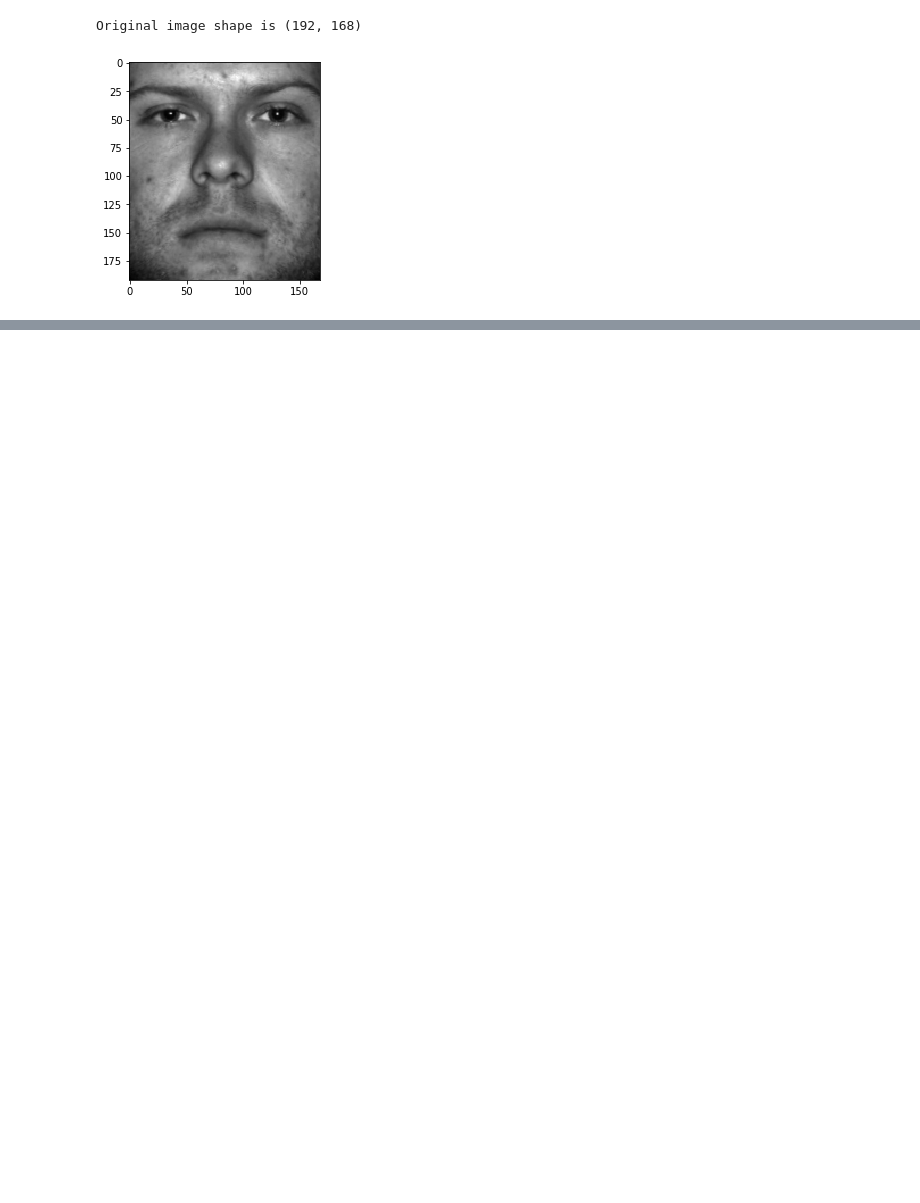
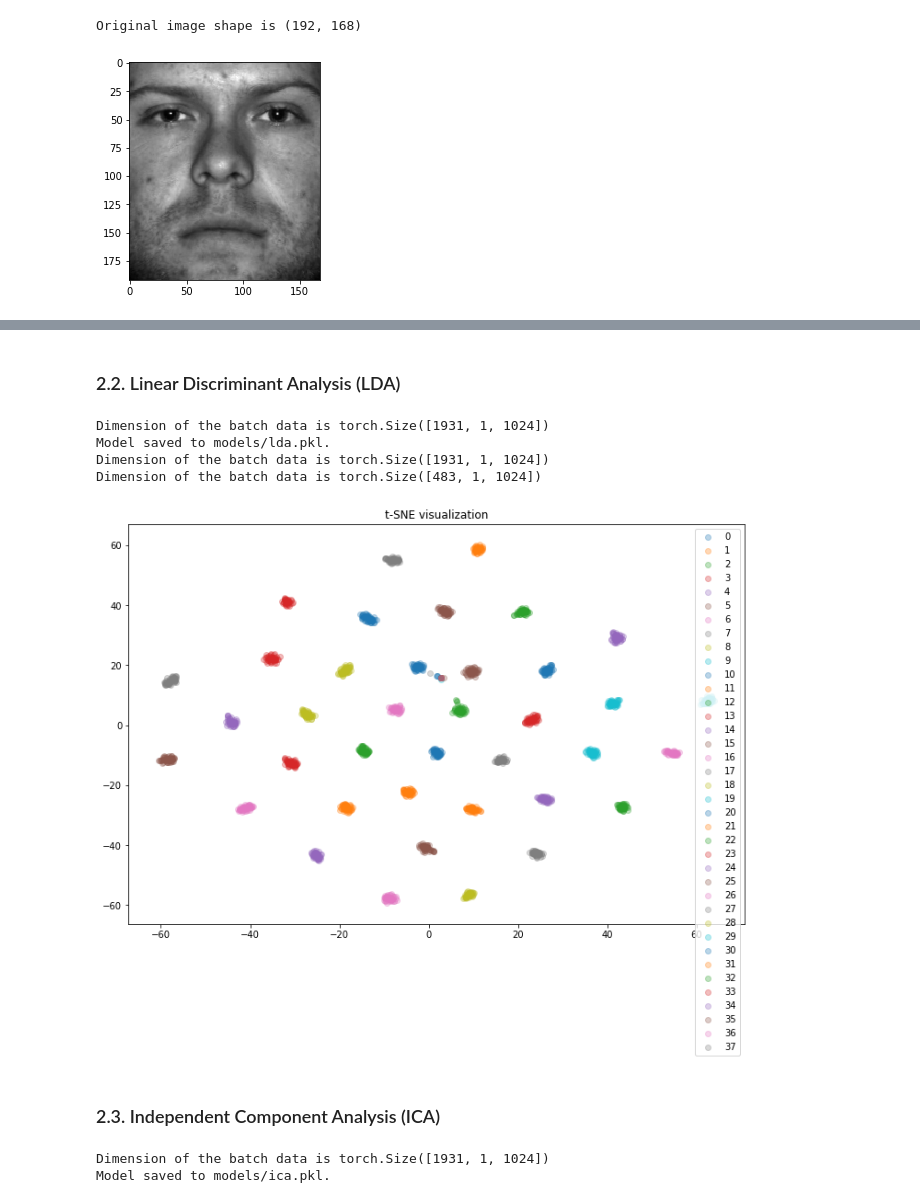
Before and after one commit to RLee-xy/Facial-Recognition-1, a Jupyter notebook: demo.ipynb, the cells around one changed output, grey strips where cells are left out. Saved outputs shown, nothing was run; the diff lists cells and outputs as text; code cells hidden in the pictures; blank space fills up the shorter version.

```diff
--- a/demo.ipynb
+++ b/demo.ipynb
@@ -264,0 +174,28 @@ Model saved to models/resnet.pth
+# %% [markdown]
+### 2.2. Linear Discriminant Analysis (LDA) ###
+# %%
+# fit LDA
+lda = lda_fit(train_set_flat, 30)
+save_model(lda, "models/lda.pkl")
+
+# store features
+X_train['lda'] = lda_transform(lda, train_set_flat)
+X_test['lda'] = lda_transform(lda, test_set_flat)
+
+# visualize t-SNE
+visualize_tsne(X_train['lda'], y_train)
+# %% [output]
+Dimension of the batch data is torch.Size([1931, 1, 1024])
+Model saved to models/lda.pkl.
+Dimension of the batch data is torch.Size([1931, 1, 1024])
+Dimension of the batch data is torch.Size([483, 1, 1024])
+[figure, added]
+# %% [markdown]
+### 2.3. Independent Component Analysis (ICA) ###
+# %%
+# fit ICA
+ica, _ = ica_fit(train_set_flat)
+save_model(ica, "models/ica.pkl")
+# %% [output]
+Dimension of the batch data is torch.Size([1931, 1, 1024])
+Model saved to models/ica.pkl.
```
Also changed, not shown: parts of 66 cells of this notebook, 17 other files.
